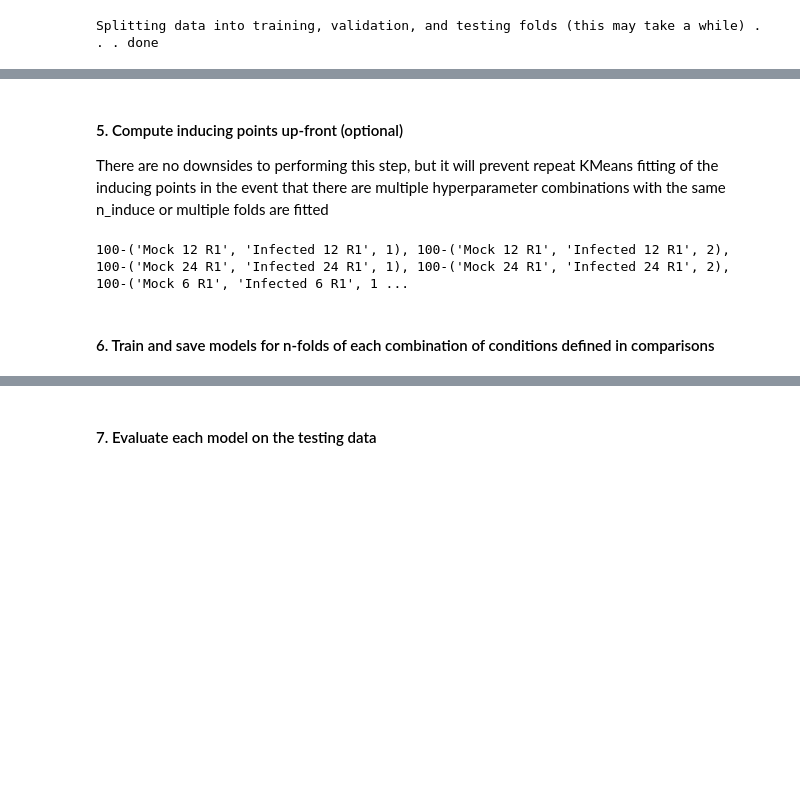
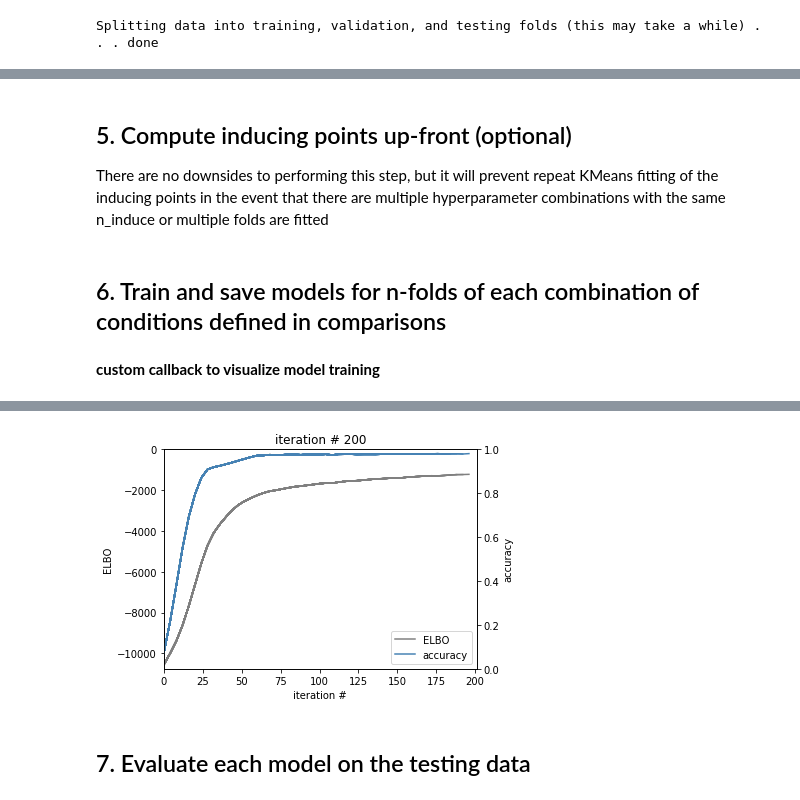
Before and after one commit to cristealab/TRANSPIRE_JASMS2020, a Jupyter notebook: docs/notebooks/final model fitting and evaluation.ipynb, the cells around one changed output, grey strips where cells are left out. Saved outputs shown, nothing was run; the diff lists cells and outputs as text; code cells hidden in the pictures; blank space fills up the shorter version.

```diff
--- a/docs/notebooks/final model fitting and evaluation.ipynb
+++ b/docs/notebooks/final model fitting and evaluation.ipynb
@@ -51,11 +46,15 @@ f_train = 0.5 # fraction dedicated to training data
 f_validate = 0.25 # fraction dedicated to validation (i.e. used to assess hyperparameter performance)
 f_test = 0.25 # fraction dedicated to assessing final predictive performance
 
-X_train_validate, X_train_df, X_validate_df, X_test_df = TRANSPIRE.utils.train_test_validate_split(synth_translocs,
-                                                                                                   ['condition_A', 'condition_B', 'label'],
-                                                                                                   f_train,
-                                                                                                   f_validate,
-                                                                                                   f_test)
+levels = ['condition_A', 'condition_B', 'label'] # groupby levels to take stratified samples from
+
+X_train_df, X_validate_df, X_test_df = TRANSPIRE.utils.train_test_validate_split(synthetic_translocations,
+                                                                                 levels,
+                                                                                 f_train,
+                                                                                 f_validate,
+                                                                                 f_test)
+
+X_train_validate = pd.concat([X_train_df, X_validate_df])
 # %% [output]
 Splitting data into training, validation, and testing folds (this may take a while) . . . done
 # %% [markdown]
@@ -87,22 +90,25 @@ tf.logging.set_verbosity(tf.logging.ERROR)
 import gpflow
 
 # where to save the models (make sure that this path exists)
-base_dir = r'C:\Users\Michelle\Desktop\CNB_TMT\final_models'
+base_dir = r'final_models'
 
 # n_induce and kern_func found via hyperparameter optimization (or not...)
-n_induce = 100
+n_induce = 30
 kern_func = gpflow.kernels.SquaredExponential
 
 # max number of calls to the optimizer for each model that is built
-maxiter = 20
+maxiter = 200
 
-# learning rate for the Adam optimizer (too low of a learning rate will prevent the model from reaching an optimal solution; too high and the fitting may diverge)
+# learning rate for the Adam optimizer
+# too low of a learning rate will prevent the model from reaching an optimal solution
+# too high and the fitting may diverge
+# 0.05 is a good starting point
 learning_rate = 0.05
 
 # whether to implement interactive plotting to track fit progress
 plot_fit = True
 # %% [markdown]
-#### 5. Compute inducing points up-front (optional)
+## 5. Compute inducing points up-front (optional)
 
 There are no downsides to performing this step, but it will prevent repeat KMeans fitting of the inducing points in the event that there are multiple hyperparameter combinations with the same n_induce or multiple folds are fitted
 # %%
@@ -113,10 +119,8 @@ Z_induce = {}
 
 for k, x in training_data.groupby(['condition_A', 'condition_B', 'fold']):
 
-    Z_induce[k] = TRANSPIRE.training.training.compute_inducing(x, n_induce)
-
-    print('{}-{}'.format(n_induce, k), end=', ')
+    Z_induce[k] = TRANSPIRE.training.compute_inducing(x, n_induce)
-# %% [output]
-100-('Mock 12 R1', 'Infected 12 R1', 1), 100-('Mock 12 R1', 'Infected 12 R1', 2), 100-('Mock 24 R1', 'Infected 24 R1', 1), 100-('Mock 24 R1', 'Infected 24 R1', 2), 100-('Mock 6 R1', 'Infected 6 R1', 1 ...
 # %% [markdown]
-#### 6. Train and save models for n-folds of each combination of conditions defined in comparisons
+## 6. Train and save models for n-folds of each combination of conditions defined in comparisons
+# %% [markdown]
+**custom callback to visualize model training**
@@ -127,19 +172,19 @@ tf.logging.set_verbosity(tf.logging.ERROR)
 import gpflow
 import os
 
-%matplotlib notebook
+%matplotlib inline
 
 gpflow.reset_default_graph_and_session()
 
 if plot_fit == True:
 
-    import TRANSPIRE.visualization.training_monitor
     import matplotlib.pyplot as plt
 
     # for tracking fitting progress
     fig = plt.figure()
     ax = fig.add_subplot(111)
     ax_2 = ax.twinx()
+    plt.show()
 
 # build and fit a model for each set of conditions for each fold of training data
 for (condA, condB, fold), X_train in training_data.groupby(['condition_A', 'condition_B', 'fold']):
@@ -160,7 +205,7 @@ for (condA, condB, fold), X_train in training_data.groupby(['condition_A', 'cond
     }
 
     # build the SVGP model
-    m = TRANSPIRE.training.training.build_model(X, y, **model_params)
+    m = TRANSPIRE.training.build_model(X, y, **model_params)
 
     # allow the optimizer to train both inducing points and the noise level (optional...one or more may be set to false--up to user-discresssion)
     m.feature.Z.trainable = True
@@ -173,12 +218,10 @@ for (condA, condB, fold), X_train in training_data.groupby(['condition_A', 'cond
         ax.clear()
         ax_2.clear()
         window = max(1, int(maxiter/50))
-        tracker = TRANSPIRE.visualization.training_monitor.ProgressTracker(m, X, y)
-        plotter = TRANSPIRE.visualization.training_monitor.ProgressPlotter(fig, ax, ax_2, maxiter, m.compute_log_likelihood(X)*-1, window)
-        callback = TRANSPIRE.visualization.training_monitor.CustomCallback(tracker, plotter)
+        callback = PlottingCallback(m, X, y, window)
 
         opt = gpflow.training.AdamOptimizer(learning_rate=learning_rate)
-        opt.minimize(m, maxiter=maxiter, step_callback=callback.update)
+        opt.minimize(m, maxiter=maxiter, step_callback=callback.update_plot)
 
     else:
 
@@ -197,5 +238,6 @@ for (condA, condB, fold), X_train in training_data.groupby(['condition_A', 'cond
+[figure, added]
 # %% [markdown]
-#### 7. Evaluate each model on the testing data
+## 7. Evaluate each model on the testing data
 # %%
 import os
 
```
Also changed, not shown: parts of 35 cells of this notebook, 3 other files.
